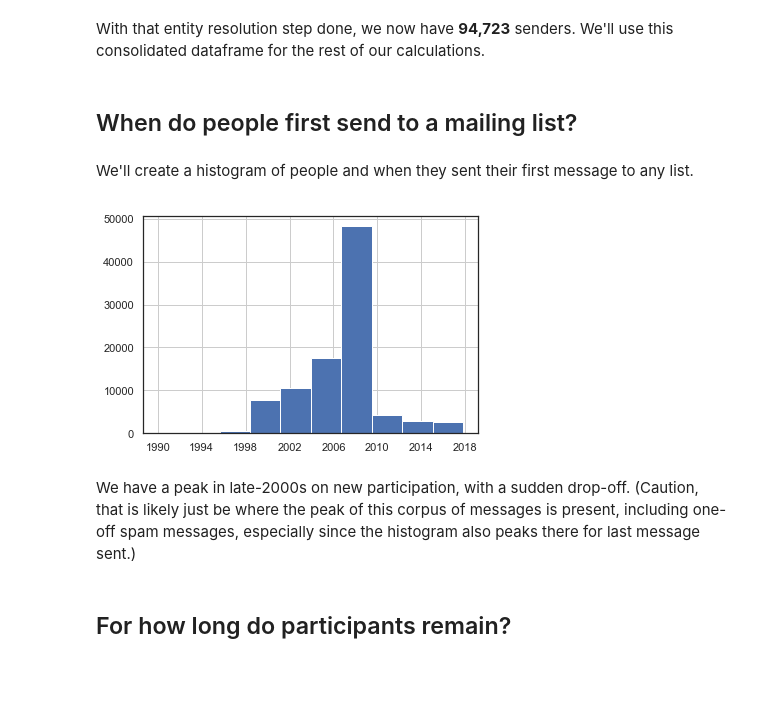
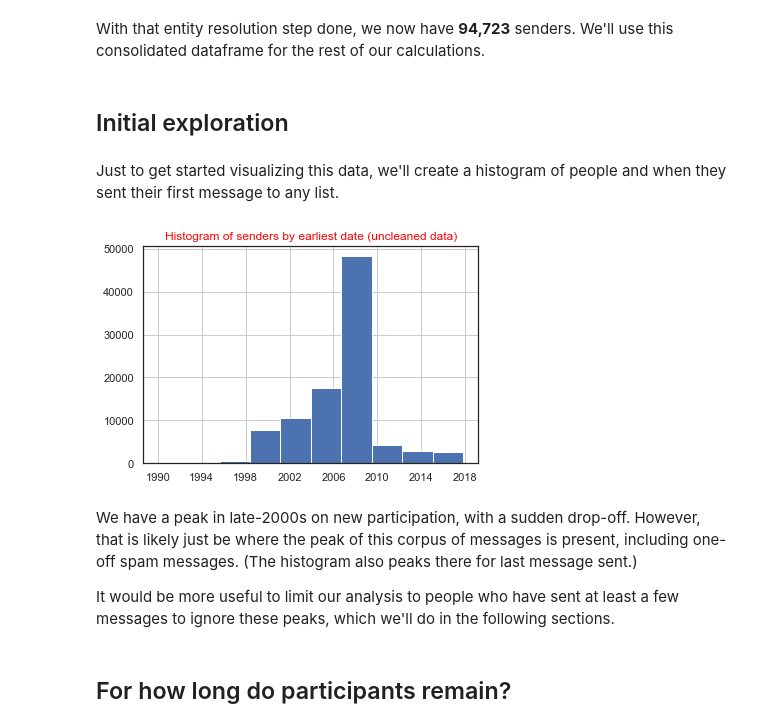
Before and after one commit to npdoty/bigbang, a Jupyter notebook: ietf-participation/ietf_wgs_tenure.ipynb, the cells around one changed output. Drawn from its saved outputs; the diff is of its cells as text; code cells hidden in the pictures; blank space fills up the shorter version.

```diff
--- a/ietf-participation/ietf_wgs_tenure.ipynb
+++ b/ietf-participation/ietf_wgs_tenure.ipynb
@@ -156,9 +158,8 @@ email_aggregated = email_grouped.aggregate({
     'Earliest Date': np.min,
     'Latest Date': np.max,
     'Total Messages': np.sum,
-    'name': lambda x: x.iloc[x.str.len().values.argmax()], # the longest string?
-    'From': lambda x: x.iloc[x.str.len().values.argmax()],
-    #'email': 'first' # email should all be the same already, just take the first
+    'name': lambda x: x.iloc[x.str.len().values.argmax()], # the longest string
+    'From': lambda x: x.iloc[x.str.len().values.argmax()]
 })
 # %%
 describe_with_dates(email_aggregated)
@@ -214,20 +215,22 @@ describe_with_dates(resolved_df)
 With that entity resolution step done, we now have **94,723** senders. We'll use this consolidated dataframe for the rest of our calculations.
 # %%
 tenure_df = resolved_df
-# %% [markdown]
-## When do people first send to a mailing list?
+# %% [markdown]
+## Initial exploration
 # %% [markdown]
-We'll create a histogram of people and when they sent their first message to any list.
+Just to get started visualizing this data, we'll create a histogram of people and when they sent their first message to any list.
 # %%
 fig = plt.figure()
-
 tenure_df['Earliest Date'].hist()
-
 fig.axes[0].xaxis_date()
+plt.title('Histogram of senders by earliest date (uncleaned data)', {'color':'red'})
+plt.show()
 # %% [output]
-[figure, old version]
+[figure, new version]
 # %% [markdown]
-We have a peak in late-2000s on new participation, with a sudden drop-off. (Caution, that is likely just be where the peak of this corpus of messages is present, including one-off spam messages, especially since the histogram also peaks there for last message sent.)
+We have a peak in late-2000s on new participation, with a sudden drop-off. However, that is likely just be where the peak of this corpus of messages is present, including one-off spam messages. (The histogram also peaks there for last message sent.)
+
+It would be more useful to limit our analysis to people who have sent at least a few messages to ignore these peaks, which we'll do in the following sections.
 # %% [markdown]
 ## For how long do participants remain?
 # %% [markdown]
```
Also changed, not shown: parts of 15 cells of this notebook.
